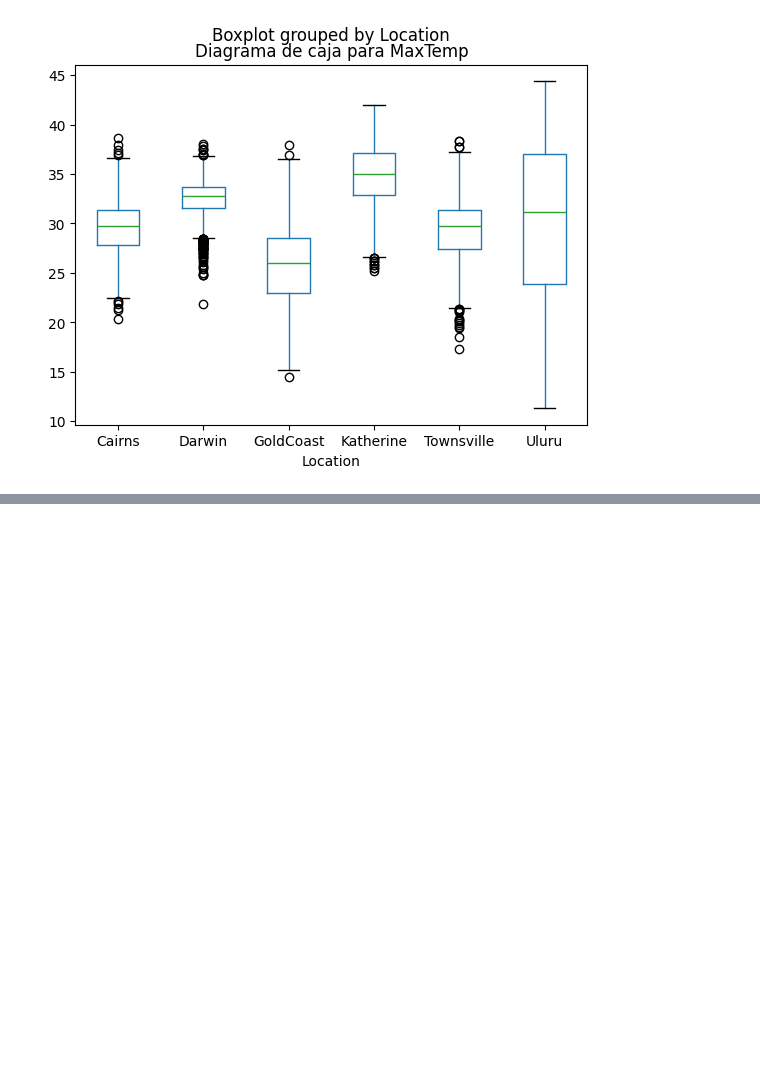
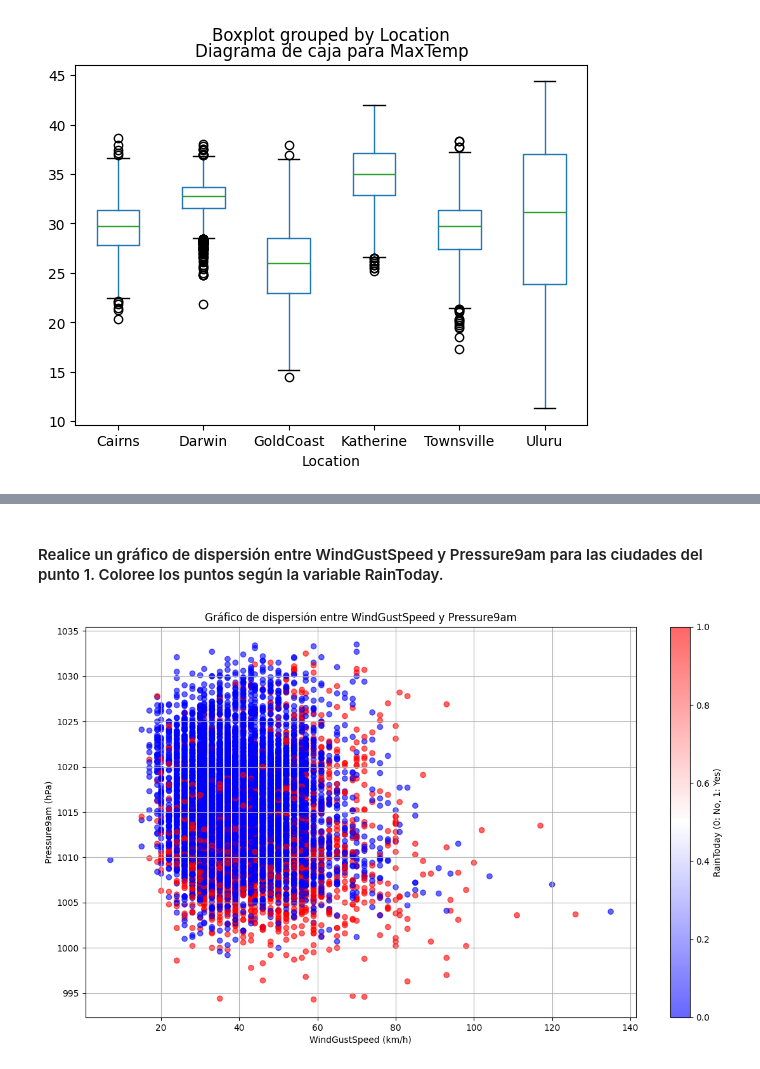
Before and after one commit to Joacogomezc98/CEIOT-ML-TP1, a Jupyter notebook: EDA.ipynb, the cells around one changed output, grey strips where cells are left out. Saved outputs shown, nothing was run; the diff lists cells and outputs as text; code cells hidden in the pictures; blank space fills up the shorter version.

```diff
--- a/EDA.ipynb
+++ b/EDA.ipynb
@@ -551,0 +584,17 @@ Text(0.5, 1.0, 'Diagrama de caja para MaxTemp')
+# %% [markdown]
+#### Realice un gráfico de dispersión entre WindGustSpeed y Pressure9am para las ciudades del punto 1. Coloree los puntos según la variable RainToday.
+# %%
+ciudades_objetivo = ['Katherine', 'Darwin', 'Cairns', 'Townsville', 'GoldCoast', 'Uluru']
+filtered_data = ordered_weather[ordered_weather['Location'].isin(ciudades_objetivo)]
+
+# Crear el gráfico de dispersión
+plt.figure(figsize=(14, 8))
+scatter = plt.scatter(filtered_data['WindGustSpeed'], filtered_data['Pressure9am'], c=filtered_data['RainToday'], cmap='bwr', alpha=0.6)
+plt.title('Gráfico de dispersión entre WindGustSpeed y Pressure9am')
+plt.xlabel('WindGustSpeed (km/h)')
+plt.ylabel('Pressure9am (hPa)')
+plt.colorbar(scatter, label='RainToday (0: No, 1: Yes)')
+plt.grid(True)
+plt.show()
+# %% [output]
+[figure, added]
```
Also changed, not shown: parts of 8 cells of this notebook, 1 other file.
